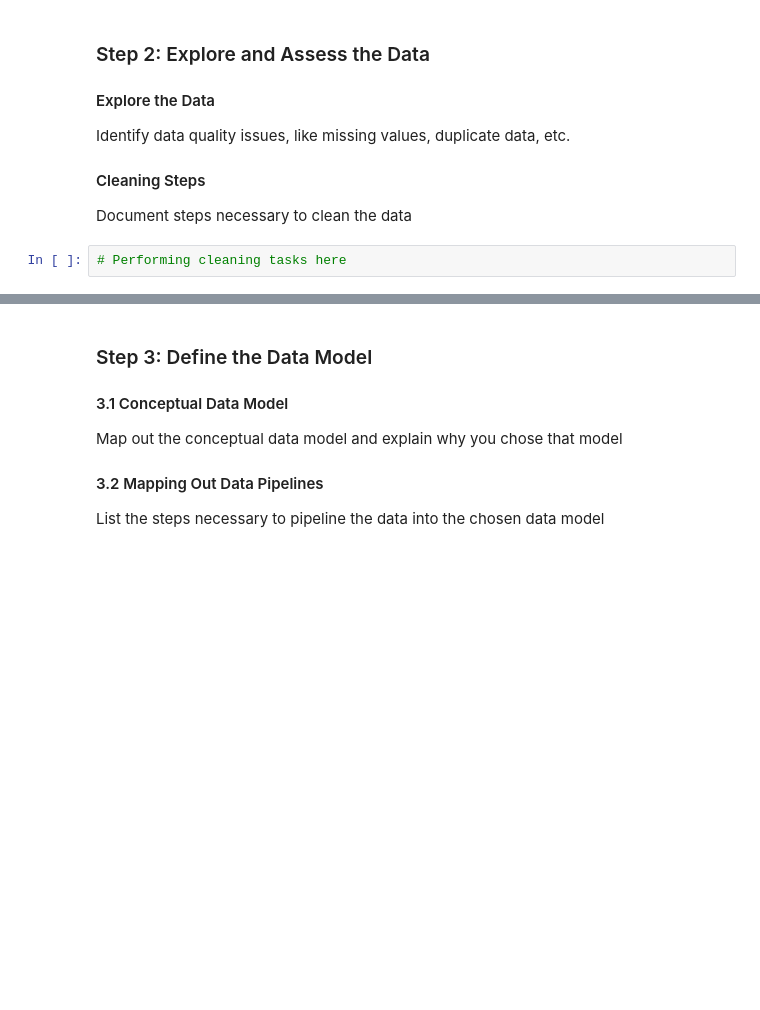
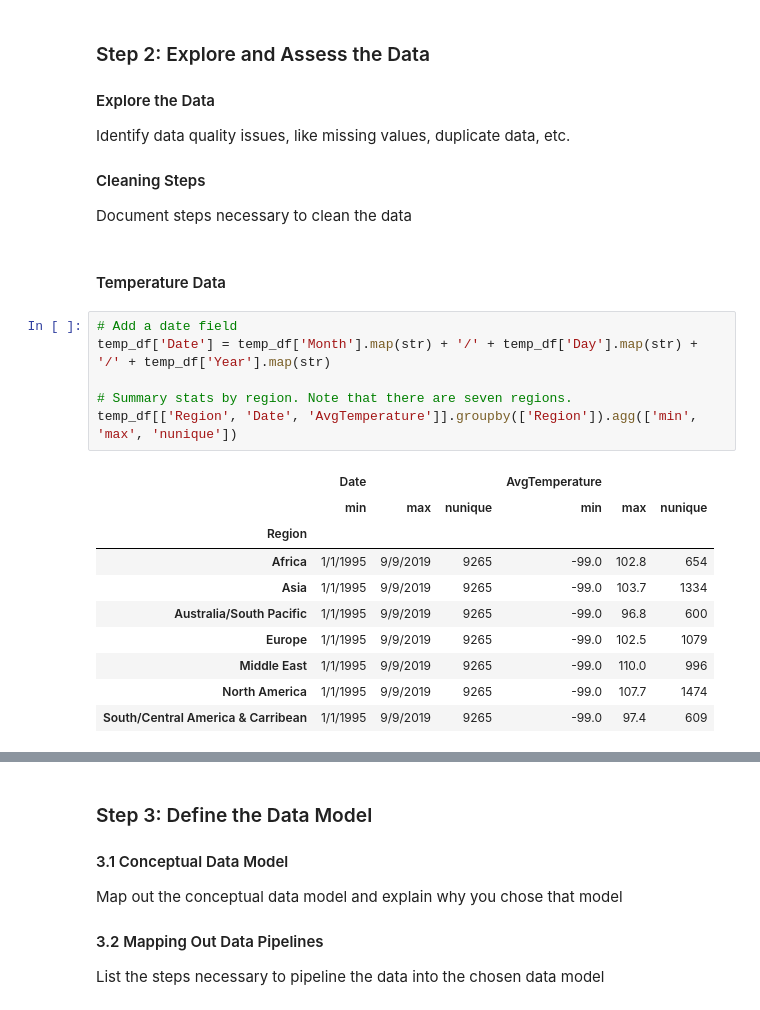
Before and after one commit to DonDuPontII/Data-Engineering-Udacity-Projects, a Jupyter notebook: Capstone-Project.ipynb, the cells around one changed output, grey strips where cells are left out. Saved outputs shown, nothing was run; the diff lists cells and outputs as text; blank space fills up the shorter version.

```diff
--- a/Capstone-Project.ipynb
+++ b/Capstone-Project.ipynb
@@ -114,5 +126,22 @@ Identify data quality issues, like missing values, duplicate data, etc.
 
 #### Cleaning Steps
 Document steps necessary to clean the data
-# %%
-# Performing cleaning tasks here
+# %% [markdown]
+#### Temperature Data
+# %%
+# Add a date field
+temp_df['Date'] = temp_df['Month'].map(str) + '/' + temp_df['Day'].map(str) + '/' + temp_df['Year'].map(str)
+
+# Summary stats by region. Note that there are seven regions.
+temp_df[['Region', 'Date', 'AvgTemperature']].groupby(['Region']).agg(['min', 'max', 'nunique'])
+# %% [output]
+|  | Date |  |  | AvgTemperature |  |  |
+|  | min | max | nunique | min | max | nunique |
+| Region |  |  |  |  |  |  |
+| Africa | 1/1/1995 | 9/9/2019 | 9265 | -99.0 | 102.8 | 654 |
+| Asia | 1/1/1995 | 9/9/2019 | 9265 | -99.0 | 103.7 | 1334 |
+| Australia/South Pacific | 1/1/1995 | 9/9/2019 | 9265 | -99.0 | 96.8 | 600 |
+| Europe | 1/1/1995 | 9/9/2019 | 9265 | -99.0 | 102.5 | 1079 |
+| Middle East | 1/1/1995 | 9/9/2019 | 9265 | -99.0 | 110.0 | 996 |
+| North America | 1/1/1995 | 9/9/2019 | 9265 | -99.0 | 107.7 | 1474 |
+| South/Central America & Carribean | 1/1/1995 | 9/9/2019 | 9265 | -99.0 | 97.4 | 609 |
```
Also changed, not shown: parts of 11 cells of this notebook.
